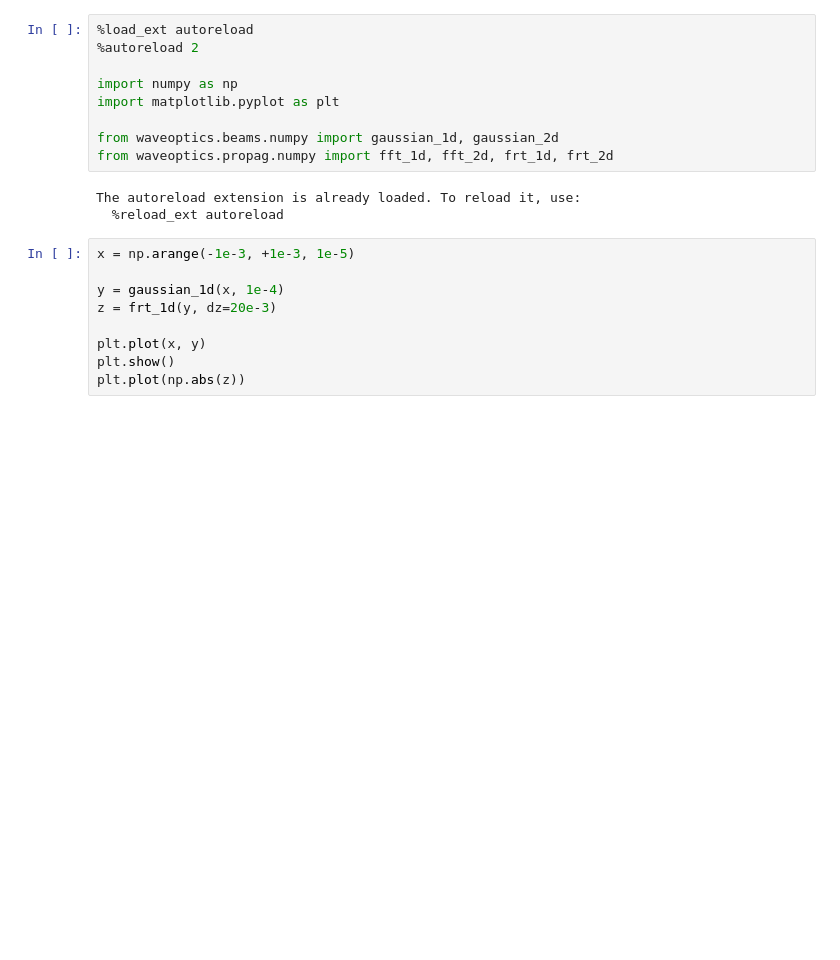
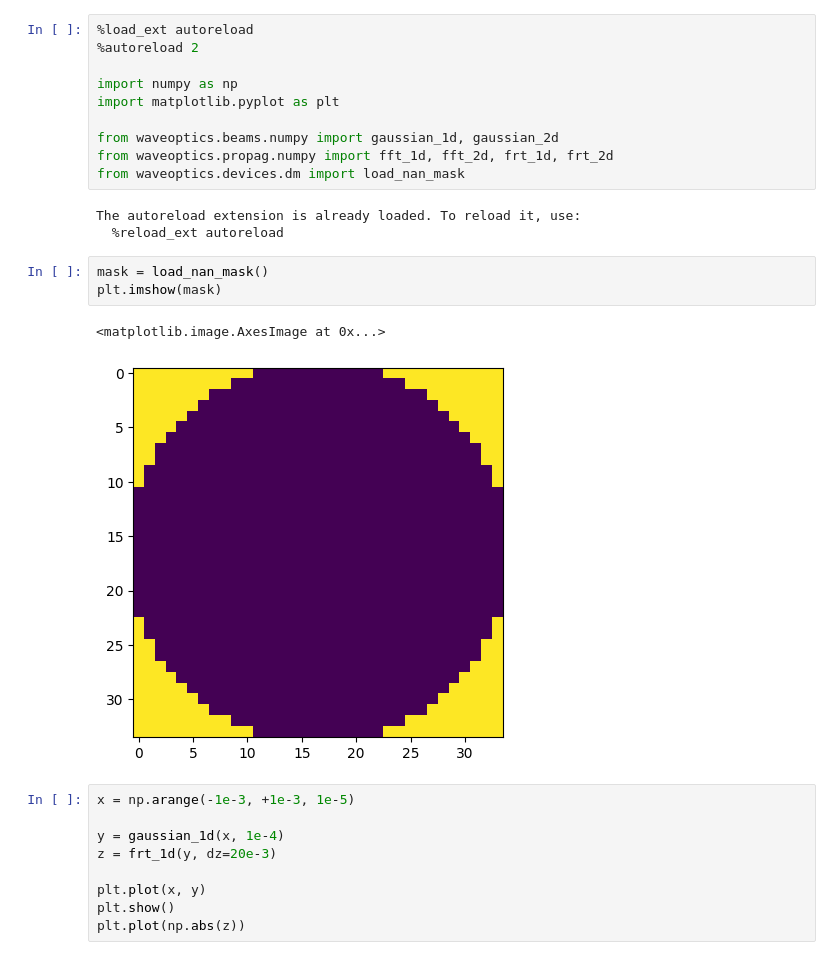
Before and after one commit to jysru/waveoptics_tools, a Jupyter notebook: notebooks/test_propag.ipynb, the cells around one changed output. Saved outputs shown, nothing was run; the diff lists cells and outputs as text; blank space fills up the shorter version.

Commit message:
Added nan_mask

```diff
--- a/notebooks/test_propag.ipynb
+++ b/notebooks/test_propag.ipynb
@@ -7,9 +7,16 @@ import matplotlib.pyplot as plt
 
 from waveoptics.beams.numpy import gaussian_1d, gaussian_2d
 from waveoptics.propag.numpy import fft_1d, fft_2d, frt_1d, frt_2d
+from waveoptics.devices.dm import load_nan_mask
 # %% [output]
 The autoreload extension is already loaded. To reload it, use:
   %reload_ext autoreload
+# %%
+mask = load_nan_mask()
+plt.imshow(mask)
+# %% [output]
+<matplotlib.image.AxesImage at 0x...>
+[figure, added]
 # %%
 x = np.arange(-1e-3, +1e-3, 1e-5)
 
```
Also changed, not shown: 2 other files.
